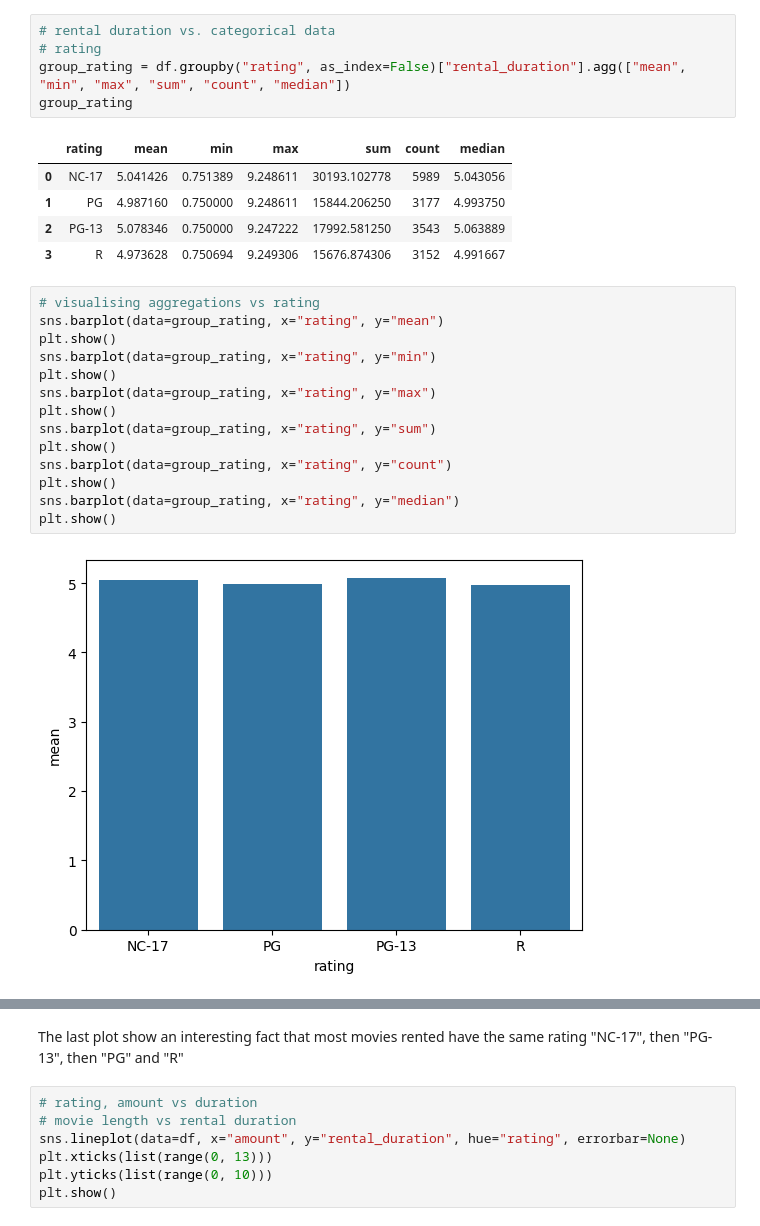
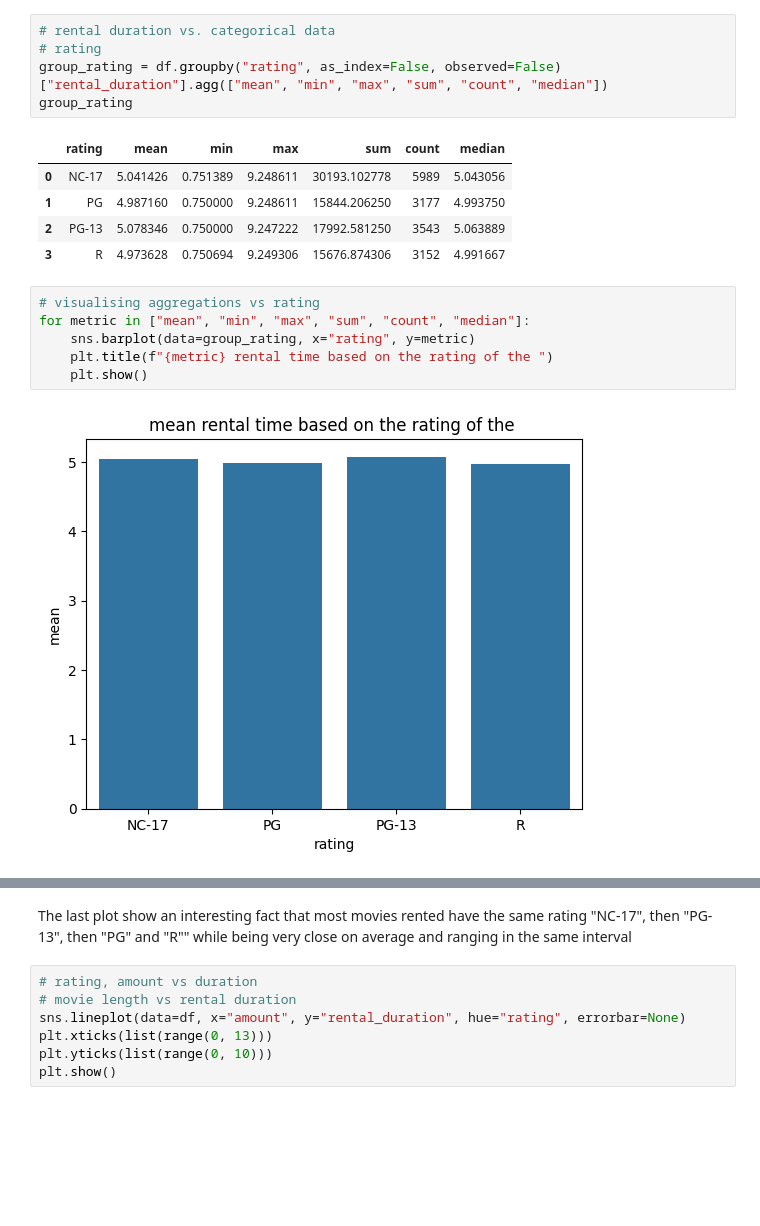
Before and after one commit to Houmam-Bencheikh-Elhoucine/codealpha_tasks, a Jupyter notebook: Task03_Predictive_modeling_using_linear_regression/notebook.ipynb, the cells around one changed output, grey strips where cells are left out. Cells and saved outputs as stored; diff of their text form; blank space fills up the shorter version.

```diff
--- a/Task03_Predictive_modeling_using_linear_regression/notebook.ipynb
+++ b/Task03_Predictive_modeling_using_linear_regression/notebook.ipynb
@@ -315,7 +289,7 @@ We can see that nearly no other numeric column that is correlated to the rental
 # %%
 # rental duration vs. categorical data
 # rating
-group_rating = df.groupby("rating", as_index=False)["rental_duration"].agg(["mean", "min", "max", "sum", "count", "median"])
+group_rating = df.groupby("rating", as_index=False, observed=False)["rental_duration"].agg(["mean", "min", "max", "sum", "count", "median"])
 group_rating
 # %% [output]
 |  | rating | mean | min | max | sum | count | median |
@@ -325,17 +299,9 @@ group_rating
 | 3 | R | 4.973628 | 0.750694 | 9.249306 | 15676.874306 | 3152 | 4.991667 |
 # %%
 # visualising aggregations vs rating
-sns.barplot(data=group_rating, x="rating", y="mean")
-plt.show()
-sns.barplot(data=group_rating, x="rating", y="min")
-plt.show()
-sns.barplot(data=group_rating, x="rating", y="max")
-plt.show()
-sns.barplot(data=group_rating, x="rating", y="sum")
-plt.show()
-sns.barplot(data=group_rating, x="rating", y="count")
-plt.show()
-sns.barplot(data=group_rating, x="rating", y="median")
-plt.show()
+for metric in ["mean", "min", "max", "sum", "count", "median"]:
+    sns.barplot(data=group_rating, x="rating", y=metric)
+    plt.title(f"{metric} rental time based on the rating of the ")
+    plt.show()
 # %% [output]
-[figure, old version]
+[figure, new version]
@@ -347,5 +313,5 @@ plt.show()
 # %% [markdown]
-The last plot show an interesting fact that most movies rented have the same rating "NC-17", then "PG-13", then "PG" and "R"
+The last plot show an interesting fact that most movies rented have the same rating "NC-17", then "PG-13", then "PG" and "R"" while being very close on average and ranging in the same interval
 # %%
 # rating, amount vs duration
 # movie length vs rental duration
```
Also changed, not shown: parts of 17 cells of this notebook, 4 other files.
